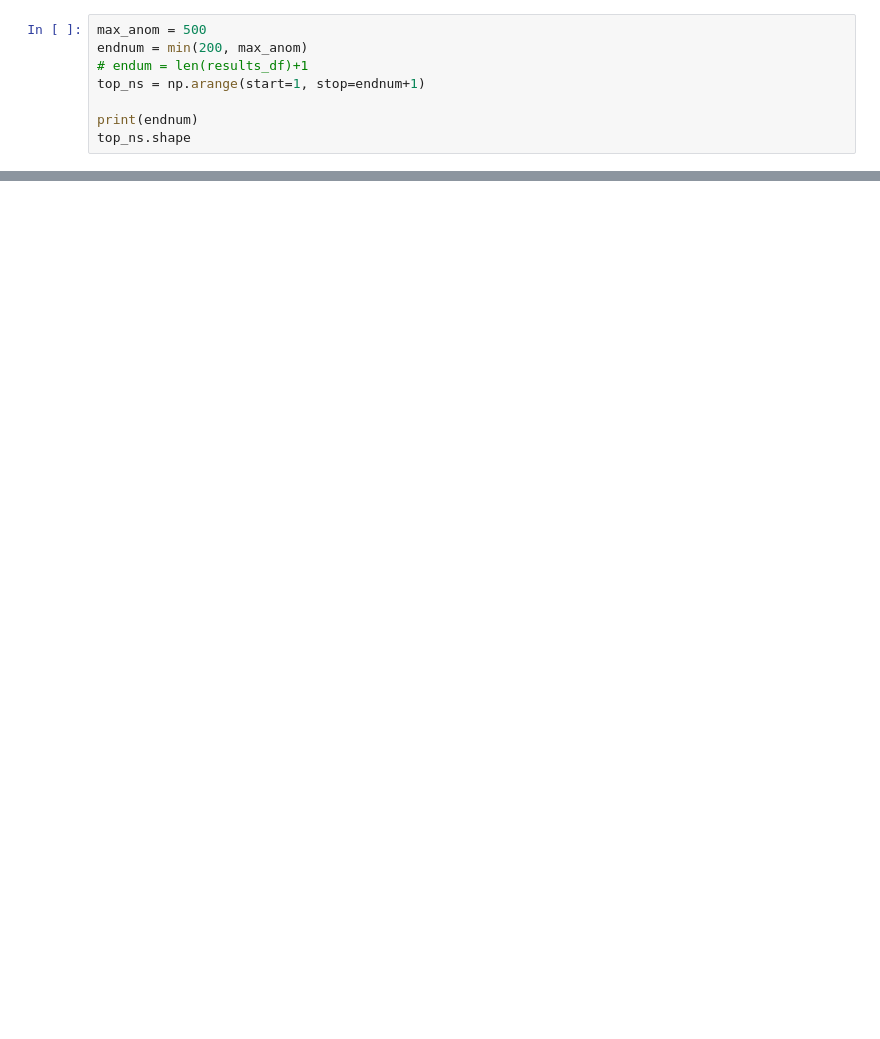
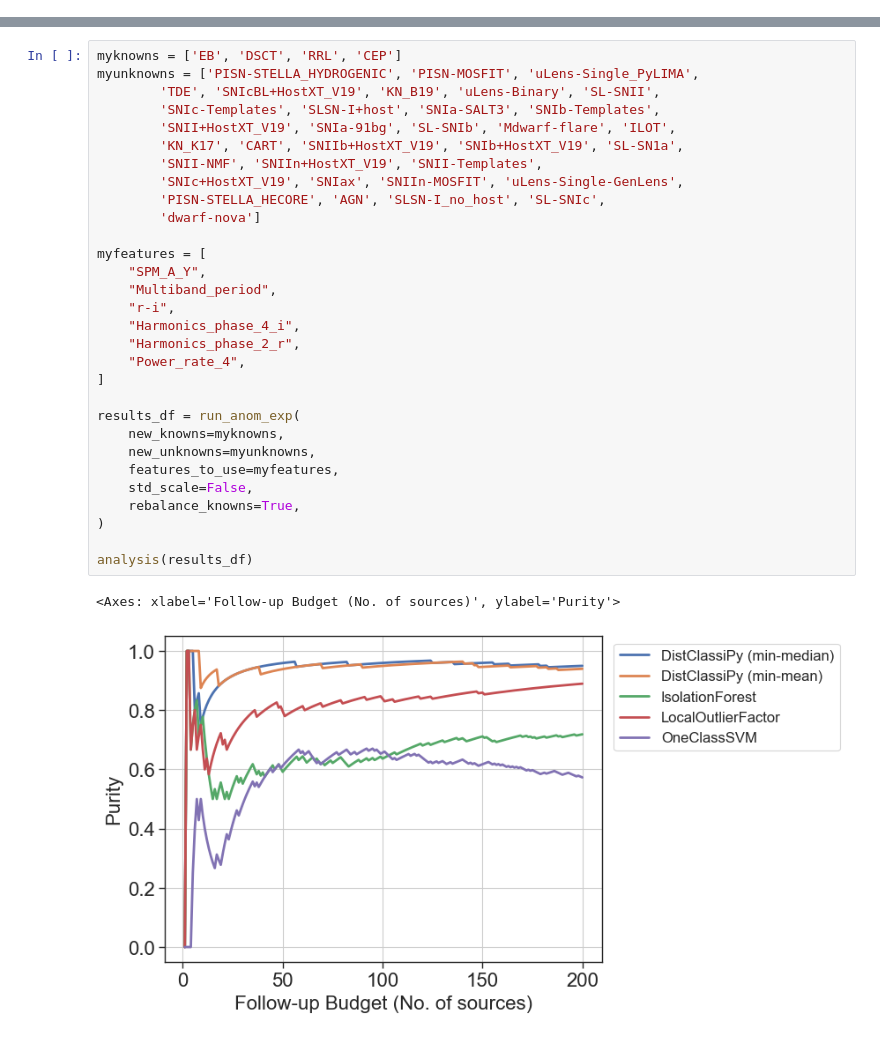
Before and after one commit to sidchaini/DistanceAnomalies, a Jupyter notebook: 06. paper neurips mlps/06a. elasticc.ipynb, the cells around one changed output, grey strips where cells are left out. Cells and saved outputs as stored; diff of their text form; blank space fills up the shorter version.

```diff
--- a/06. paper neurips mlps/06a. elasticc.ipynb
+++ b/06. paper neurips mlps/06a. elasticc.ipynb
@@ -906,8 +126,0 @@ assert (unknowns.index == unknowns_lc_df.index).all()
-# %%
-max_anom = 500
-endnum = min(200, max_anom)
-# endum = len(results_df)+1
-top_ns = np.arange(start=1, stop=endnum+1)
-
-print(endnum)
-top_ns.shape
@@ -1234,0 +252,33 @@ Name: count, dtype: int64
+# %%
+myknowns = ['EB', 'DSCT', 'RRL', 'CEP']
+myunknowns = ['PISN-STELLA_HYDROGENIC', 'PISN-MOSFIT', 'uLens-Single_PyLIMA',
+        'TDE', 'SNIcBL+HostXT_V19', 'KN_B19', 'uLens-Binary', 'SL-SNII',
+        'SNIc-Templates', 'SLSN-I+host', 'SNIa-SALT3', 'SNIb-Templates',
+        'SNII+HostXT_V19', 'SNIa-91bg', 'SL-SNIb', 'Mdwarf-flare', 'ILOT',
+        'KN_K17', 'CART', 'SNIIb+HostXT_V19', 'SNIb+HostXT_V19', 'SL-SN1a',
+        'SNII-NMF', 'SNIIn+HostXT_V19', 'SNII-Templates',
+        'SNIc+HostXT_V19', 'SNIax', 'SNIIn-MOSFIT', 'uLens-Single-GenLens',
+        'PISN-STELLA_HECORE', 'AGN', 'SLSN-I_no_host', 'SL-SNIc',
+        'dwarf-nova']
+
+myfeatures = [
+    "SPM_A_Y",
+    "Multiband_period",
+    "r-i",
+    "Harmonics_phase_4_i",
+    "Harmonics_phase_2_r",
+    "Power_rate_4",
+]
+
+results_df = run_anom_exp(
+    new_knowns=myknowns,
+    new_unknowns=myunknowns,
+    features_to_use=myfeatures,
+    std_scale=False,
+    rebalance_knowns=True,
+)
+
+analysis(results_df)
+# %% [output]
+<Axes: xlabel='Follow-up Budget (No. of sources)', ylabel='Purity'>
+[figure, added]
```
Also changed, not shown: parts of 25 cells of this notebook, 1 other file.
